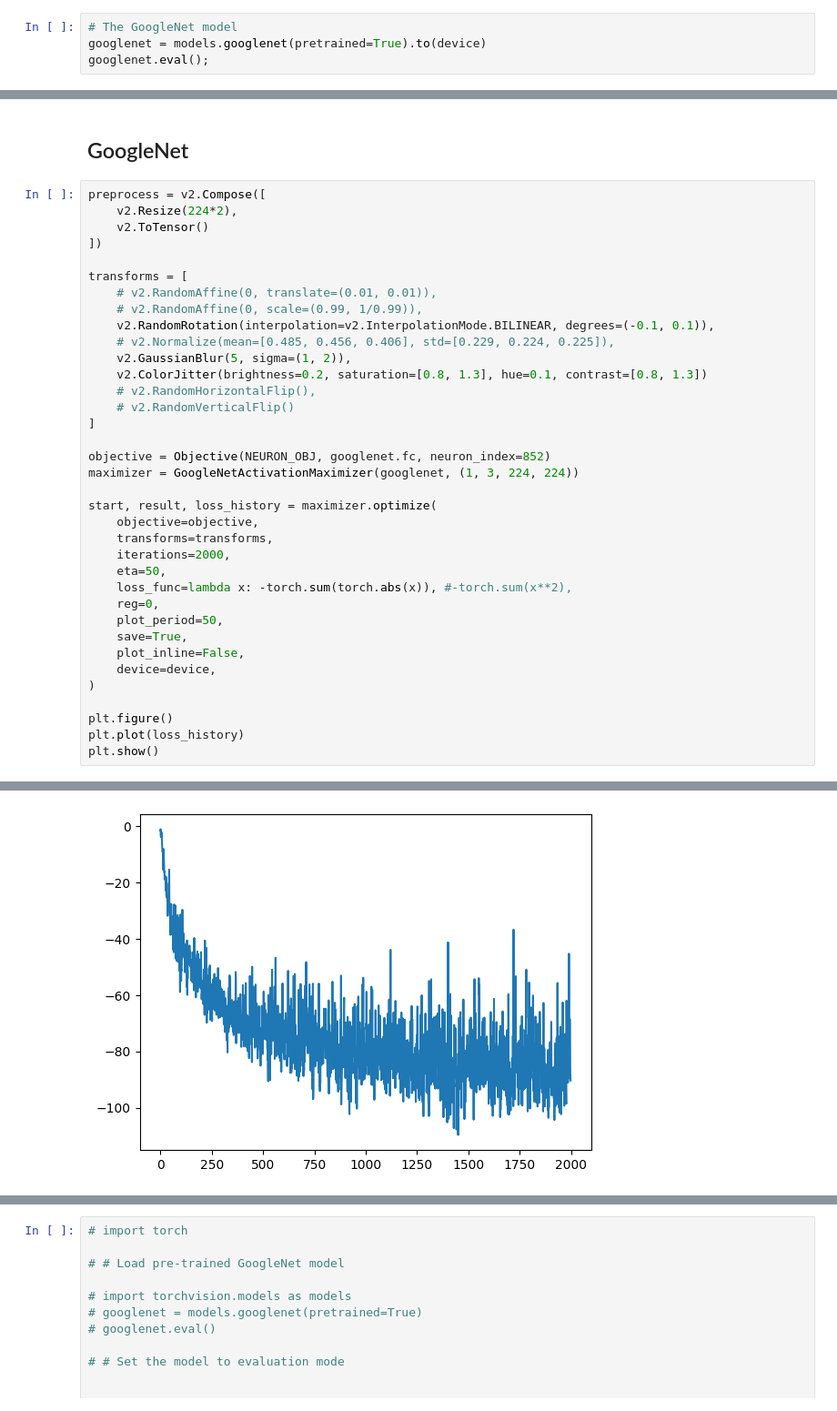
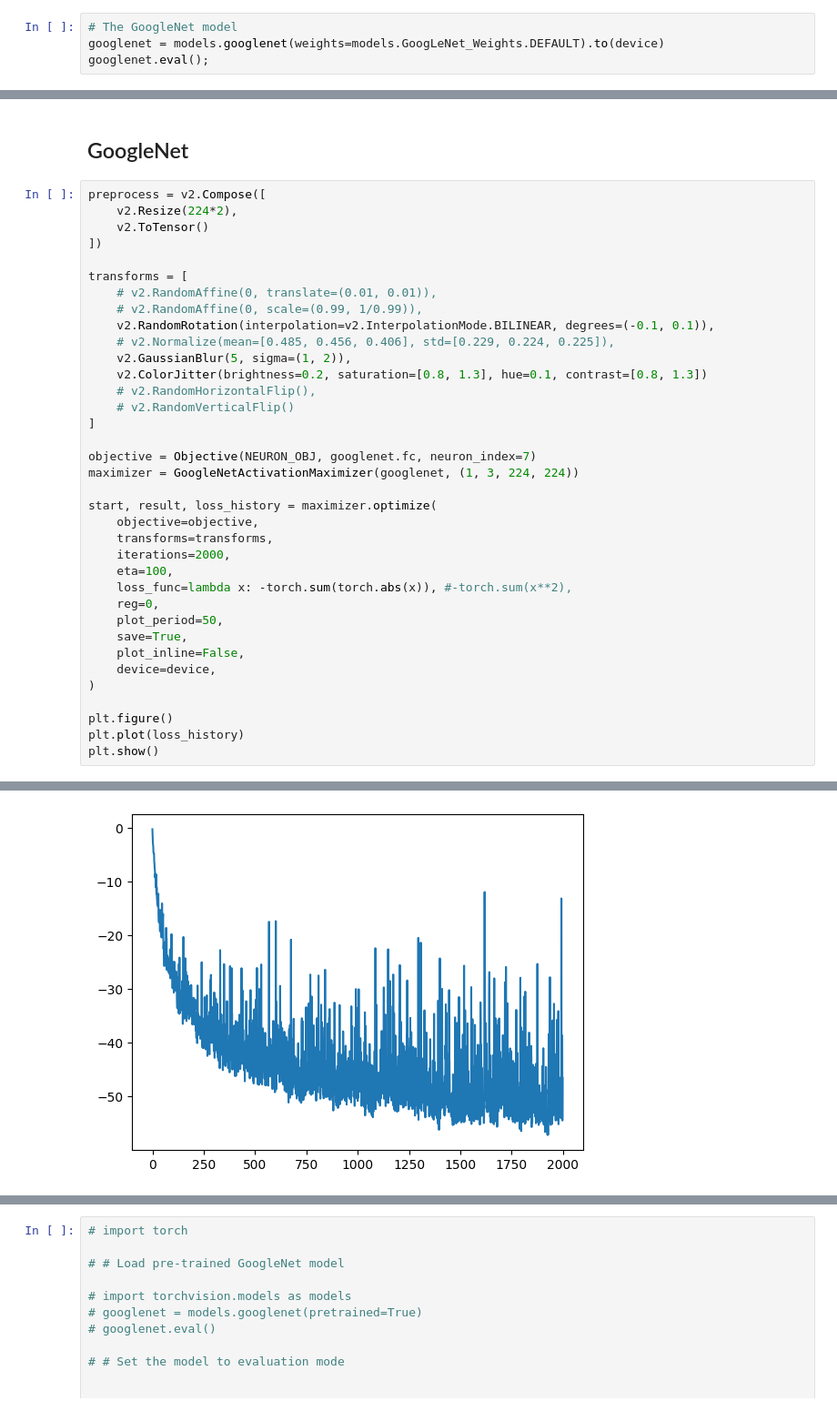
Before and after one commit to pyroxenite/audio-neural-dissection, a Jupyter notebook: code/notebooks/visualisation-googlenet.ipynb, the cells around one changed output, grey strips where cells are left out. Shown: that part at 91% size. Drawn from its saved outputs; the diff is of its cells as text.

```diff
--- a/code/notebooks/visualisation-googlenet.ipynb
+++ b/code/notebooks/visualisation-googlenet.ipynb
@@ -24,7 +25,7 @@ if project_root not in sys.path:
 Here, we will perform feature visualization on the GoogleNet model (22 layers deep), an image classifier trained on the ImageNet dataset.
 # %%
 # The GoogleNet model
-googlenet = models.googlenet(pretrained=True).to(device)
+googlenet = models.googlenet(weights=models.GoogLeNet_Weights.DEFAULT).to(device)
 googlenet.eval();
 # %% [markdown]
 The last layer of the classifier is a *softmax* function performed on a vector of dimension 1000 (for the 1000 available classes). The different classes (and their ID) are availabke [here](https://deeplearning.cms.waikato.ac.nz/user-guide/class-maps/IMAGENET/). We will rely on this list to know which role has every last-layer neuron.
@@ -67,14 +68,14 @@ transforms = [
     # v2.RandomVerticalFlip()
 ]
 
-objective = Objective(NEURON_OBJ, googlenet.fc, neuron_index=852)
+objective = Objective(NEURON_OBJ, googlenet.fc, neuron_index=7)
 maximizer = GoogleNetActivationMaximizer(googlenet, (1, 3, 224, 224))
 
 start, result, loss_history = maximizer.optimize(
     objective=objective,
     transforms=transforms,
     iterations=2000,
-    eta=50,
+    eta=100,
     loss_func=lambda x: -torch.sum(torch.abs(x)), #-torch.sum(x**2),
     reg=0,
     plot_period=50,
@@ -91,2 +92,2 @@ plt.show()
-[figure, old version]
+[figure, new version]
 # %%
```
Also changed, not shown: parts of 4 cells of this notebook, 6 other files.
